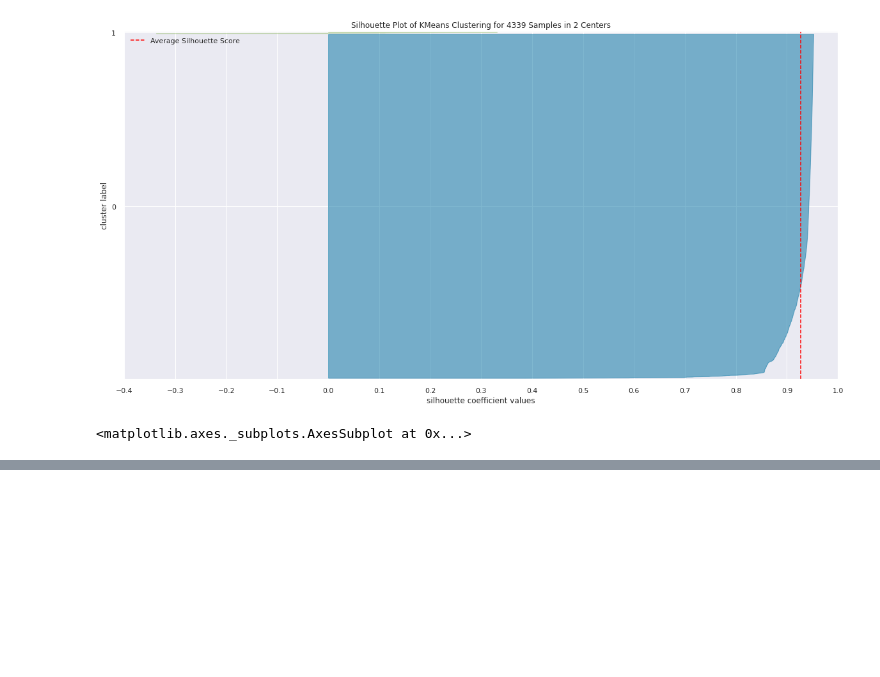
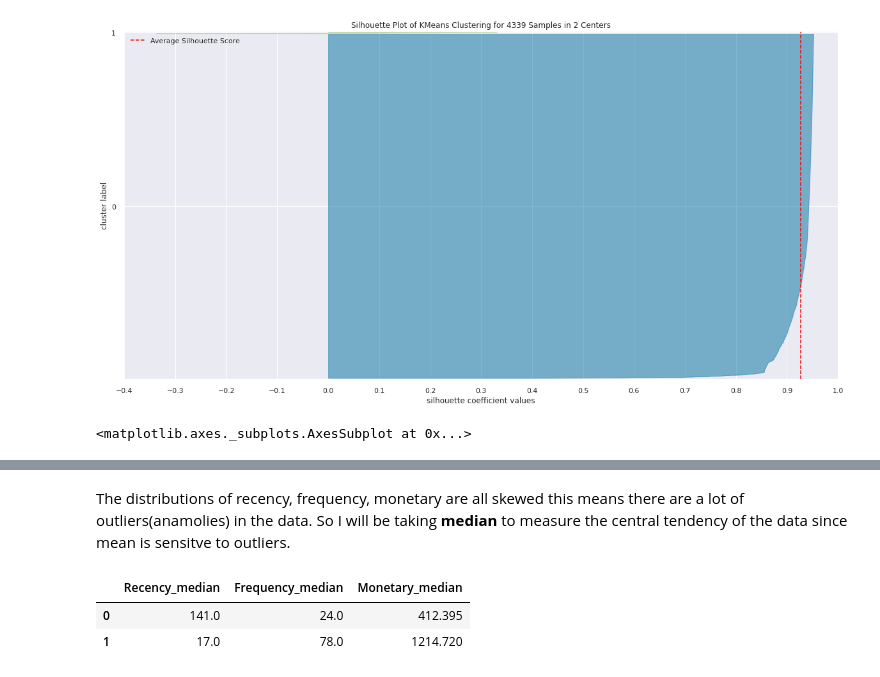
Before and after one commit to Shourya306/Online-Retail-Customer-Segmentation-Clustering, a Jupyter notebook: Online_Retail_Customer_Segmentation.ipynb, the cells around one changed output, grey strips where cells are left out. Cells and saved outputs as stored; diff of their text form; code cells hidden in the pictures; blank space fills up the shorter version.

```diff
--- a/Online_Retail_Customer_Segmentation.ipynb
+++ b/Online_Retail_Customer_Segmentation.ipynb
@@ -923,0 +1004,6 @@ visualizer.show()
+# %%
+# Subsetting the data to understand the type of customers in each cluster.
+
+model2_cluster0 = model2_segmentation_df[model2_segmentation_df['Clusters'] == 0][['Recency','Frequency','Monetary']]
+model2_cluster1 = model2_segmentation_df[model2_segmentation_df['Clusters'] == 1][['Recency','Frequency','Monetary']]
+model2_cluster2 = model2_segmentation_df[model2_segmentation_df['Clusters'] == 2][['Recency','Frequency','Monetary']]
@@ -923,0 +1024,22 @@ visualizer.show()
+# %% [markdown]
+The distributions of recency, frequency, monetary are all skewed this means there are a lot of outliers(anamolies) in the data. So I will be taking **median** to measure the central tendency of the data since mean is sensitve to outliers.
+# %%
+# Calculating the median values of Recency,Frequency,Monetary for each cluster and storing in a dataframe.
+
+model2_cluster0_median_df = pd.DataFrame([[model2_cluster0['Recency'].median(),model2_cluster0['Frequency'].median(),model2_cluster0['Monetary'].median()]],
+             columns = ['Recency_median','Frequency_median','Monetary_median'])
+
+
+model2_cluster1_median_df = pd.DataFrame([[model2_cluster1['Recency'].median(),model2_cluster1['Frequency'].median(),model2_cluster1['Monetary'].median()]],
+             columns = ['Recency_median','Frequency_median','Monetary_median'])
+# %%
+# Concatenating the 3 dataframes.
+
+model2_median = pd.concat([model2_cluster0_median_df,model2_cluster1_median_df],axis = 0).reset_index()
+model2_median.drop('index',axis = 1, inplace = True)
+# %%
+model2_median
+# %% [output]
+|  | Recency_median | Frequency_median | Monetary_median |
+| 0 | 141.0 | 24.0 | 412.395 |
+| 1 | 17.0 | 78.0 | 1214.720 |
```
Also changed, not shown: parts of 19 cells of this notebook.
